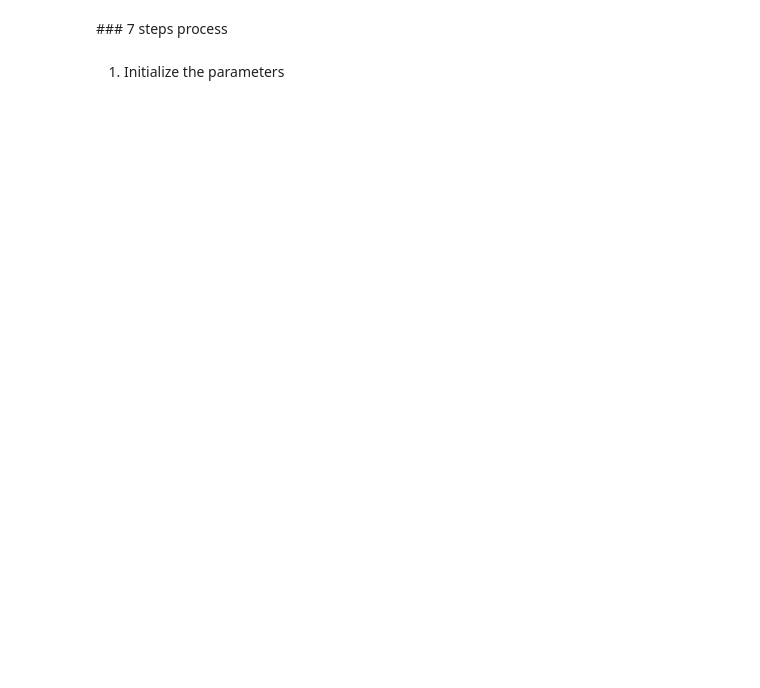
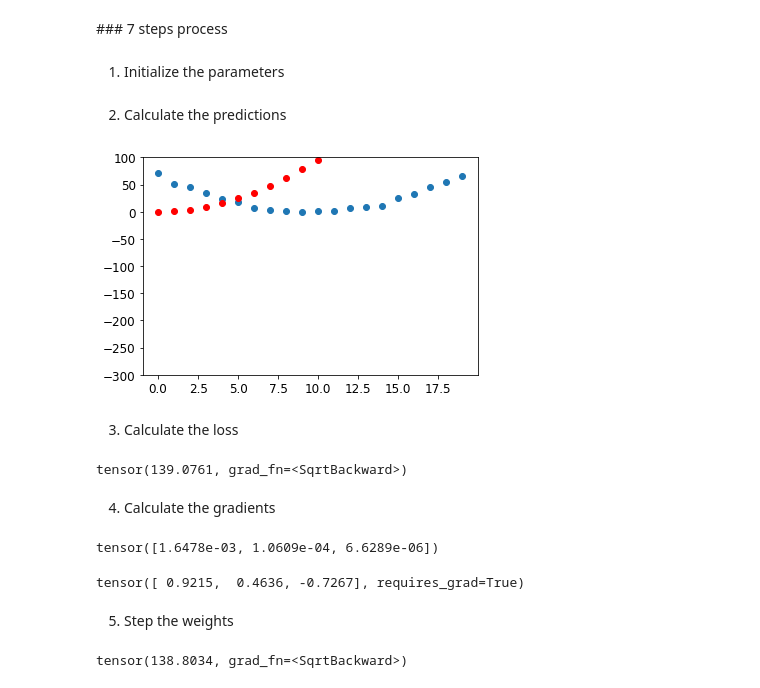
Before and after one commit to eloigil/fast.ai_playground, a Jupyter notebook: 04_mnist_basics.ipynb, the cells around one changed output. Saved outputs shown, nothing was run; the diff lists cells and outputs as text; code cells hidden in the pictures; blank space fills up the shorter version.

Commit message:
stochastic gradient descent example

```diff
--- a/04_mnist_basics.ipynb
+++ b/04_mnist_basics.ipynb
@@ -210,0 +211,23 @@ params = torch.randn(3).requires_grad_() # initialize the parameters to random v
+# %% [markdown]
+2. Calculate the predictions
+# %%
+preds = f(time, params)
+# %%
+# how close our predictions are to our targets
+def show_preds(preds, ax=None):
+    if ax is None: ax=plt.subplots()[1]
+    ax.scatter(time, speed)
+    ax.scatter(time, to_np(preds), color='red')
+    ax.set_ylim(-300,100)
+show_preds(preds)
+# %% [output]
+[figure, added]
+# %% [markdown]
+3. Calculate the loss
+# %%
+loss = mse(preds, speed)
+loss
+# %% [output]
+tensor(139.0761, grad_fn=<SqrtBackward>)
+# %% [markdown]
+4. Calculate the gradients
@@ -210,0 +236,10 @@ params = torch.randn(3).requires_grad_() # initialize the parameters to random v
+# %%
+params.grad * 1e-5 # 1e-5 learning rate
+# %% [output]
+tensor([1.6478e-03, 1.0609e-04, 6.6289e-06])
+# %%
+params
+# %% [output]
+tensor([ 0.9215,  0.4636, -0.7267], requires_grad=True)
+# %% [markdown]
+5. Step the weights
@@ -210,0 +251,5 @@ params = torch.randn(3).requires_grad_() # initialize the parameters to random v
+# %%
+preds = f(time,params)
+mse(preds, speed)
+# %% [output]
+tensor(138.8034, grad_fn=<SqrtBackward>)
```
Also changed, not shown: parts of 12 cells of this notebook.
